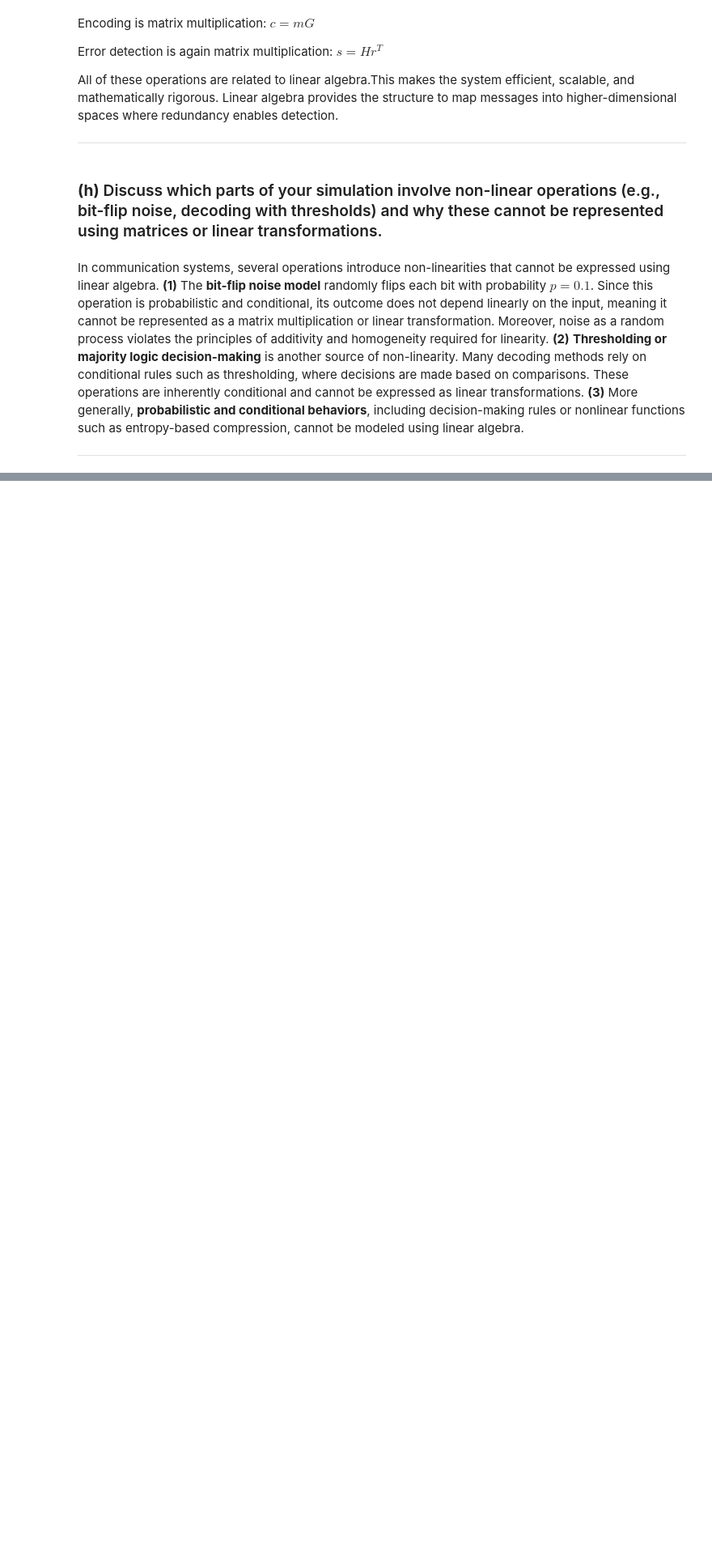
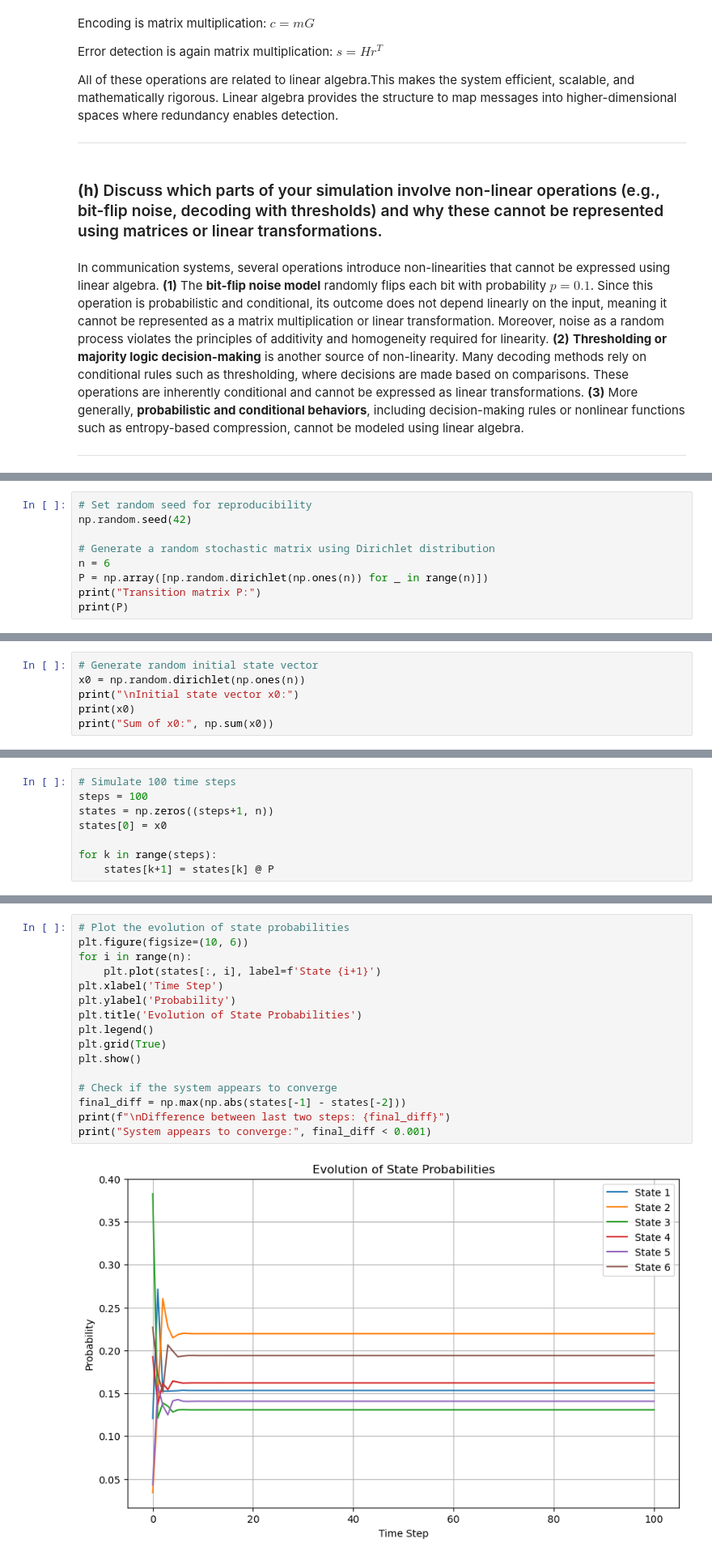
Before and after one commit to behradbina/Linear_Algebra_Course_Project, a Jupyter notebook: project2/project2.ipynb, the cells around one changed output, grey strips where cells are left out. Shown at 81% size. Drawn from its saved outputs; the diff is of its cells as text; blank space fills up the shorter version.

```diff
--- a/project2/project2.ipynb
+++ b/project2/project2.ipynb
@@ -487,0 +497,9 @@ In communication systems, several operations introduce non-linearities that cann
+# %%
+# Set random seed for reproducibility
+np.random.seed(42)
+
+# Generate a random stochastic matrix using Dirichlet distribution
+n = 6
+P = np.array([np.random.dirichlet(np.ones(n)) for _ in range(n)])
+print("Transition matrix P:")
+print(P)
@@ -487,0 +530,6 @@ In communication systems, several operations introduce non-linearities that cann
+# %%
+# Generate random initial state vector
+x0 = np.random.dirichlet(np.ones(n))
+print("\nInitial state vector x0:")
+print(x0)
+print("Sum of x0:", np.sum(x0))
@@ -487,0 +542,8 @@ In communication systems, several operations introduce non-linearities that cann
+# %%
+# Simulate 100 time steps
+steps = 100
+states = np.zeros((steps+1, n))
+states[0] = x0
+
+for k in range(steps):
+    states[k+1] = states[k] @ P
@@ -487,0 +552,18 @@ In communication systems, several operations introduce non-linearities that cann
+# %%
+# Plot the evolution of state probabilities
+plt.figure(figsize=(10, 6))
+for i in range(n):
+    plt.plot(states[:, i], label=f'State {i+1}')
+plt.xlabel('Time Step')
+plt.ylabel('Probability')
+plt.title('Evolution of State Probabilities')
+plt.legend()
+plt.grid(True)
+plt.show()
+
+# Check if the system appears to converge
+final_diff = np.max(np.abs(states[-1] - states[-2]))
+print(f"\nDifference between last two steps: {final_diff}")
+print("System appears to converge:", final_diff < 0.001)
+# %% [output]
+[figure, added]
```
Also changed, not shown: parts of 22 cells of this notebook.
